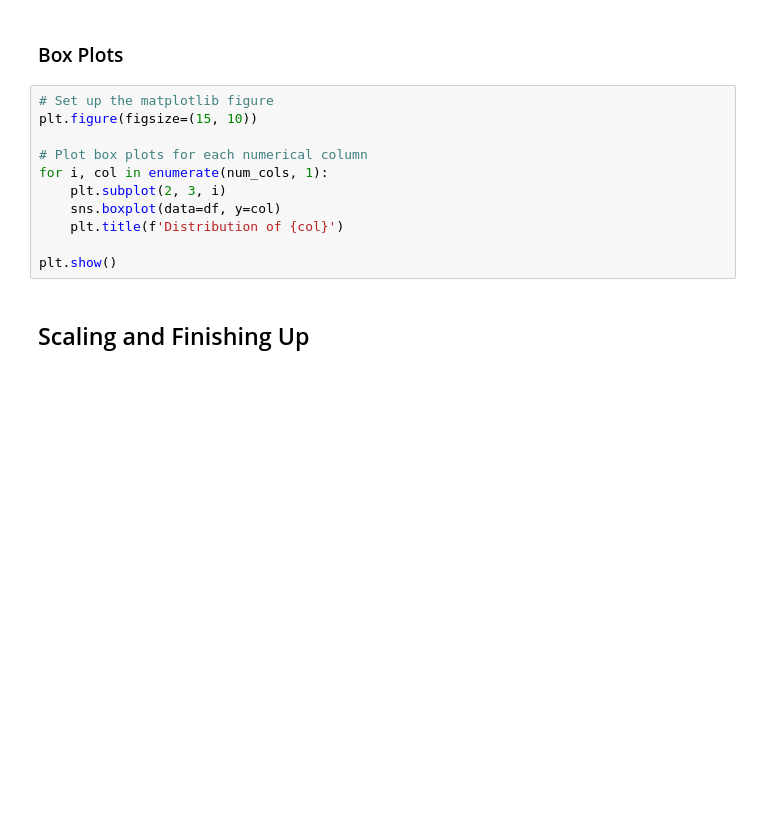
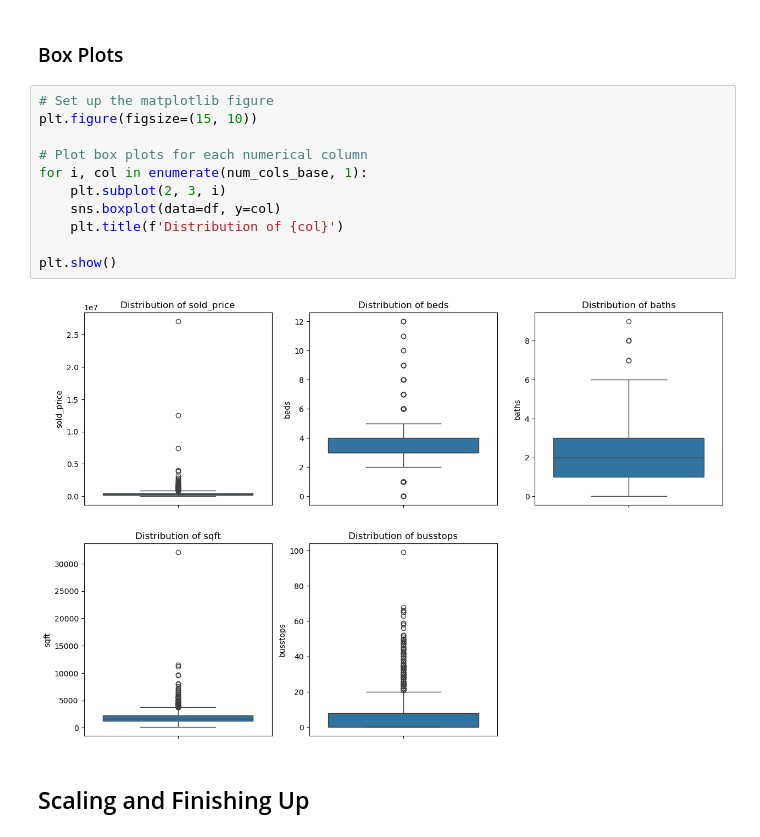
Before and after one commit to LeonFall3/LHL-Midterm-Project, a Jupyter notebook: notebooks/1 - EDA.ipynb, the cells around one changed output. Saved outputs shown, nothing was run; the diff lists cells and outputs as text; blank space fills up the shorter version.

```diff
--- a/notebooks/1 - EDA.ipynb
+++ b/notebooks/1 - EDA.ipynb
@@ -235,14 +214,16 @@ for col in num_df:
 # %%
 # Set up the matplotlib figure
 plt.figure(figsize=(15, 10))
 
 # Plot box plots for each numerical column
-for i, col in enumerate(num_cols, 1):
+for i, col in enumerate(num_cols_base, 1):
     plt.subplot(2, 3, i)
     sns.boxplot(data=df, y=col)
     plt.title(f'Distribution of {col}')
 
 plt.show()
+# %% [output]
+[figure, added]
 # %% [markdown]
 ## Scaling and Finishing Up
 # %% [markdown]
```
Also changed, not shown: parts of 6 cells of this notebook.
